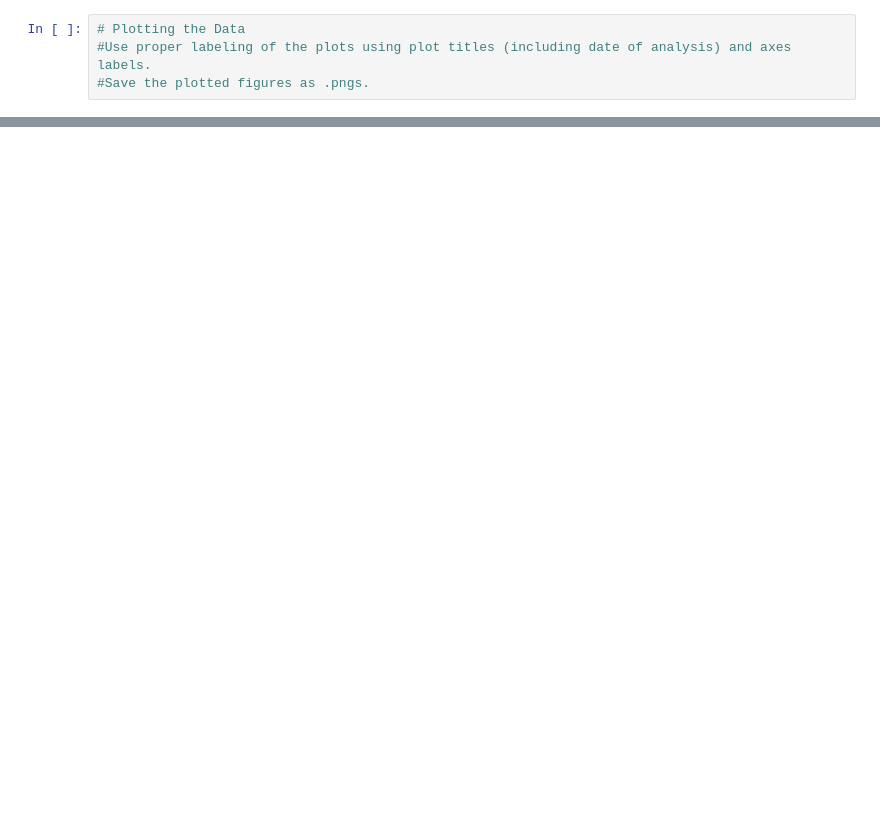
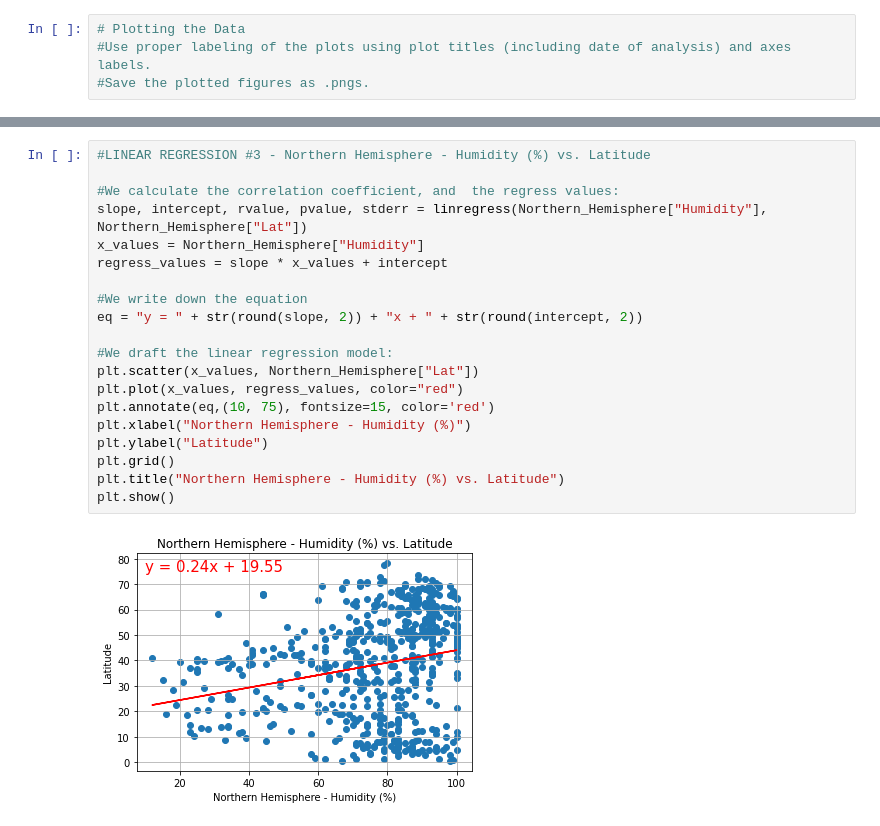
Before and after one commit to JorgeArV/API-challenge, a Jupyter notebook: Homework/Instructions/Untitled.ipynb, the cells around one changed output, grey strips where cells are left out. Drawn from its saved outputs; the diff is of its cells as text; blank space fills up the shorter version.

```diff
--- a/Homework/Instructions/Untitled.ipynb
+++ b/Homework/Instructions/Untitled.ipynb
@@ -251,0 +311,22 @@ lat_lngs = zip(lats, lngs)
+# %%
+#LINEAR REGRESSION #3 - Northern Hemisphere - Humidity (%) vs. Latitude
+
+#We calculate the correlation coefficient, and  the regress values:
+slope, intercept, rvalue, pvalue, stderr = linregress(Northern_Hemisphere["Humidity"], Northern_Hemisphere["Lat"])
+x_values = Northern_Hemisphere["Humidity"]
+regress_values = slope * x_values + intercept
+
+#We write down the equation
+eq = "y = " + str(round(slope, 2)) + "x + " + str(round(intercept, 2))
+
+#We draft the linear regression model:
+plt.scatter(x_values, Northern_Hemisphere["Lat"])
+plt.plot(x_values, regress_values, color="red")
+plt.annotate(eq,(10, 75), fontsize=15, color='red')
+plt.xlabel("Northern Hemisphere - Humidity (%)")
+plt.ylabel("Latitude")
+plt.grid()
+plt.title("Northern Hemisphere - Humidity (%) vs. Latitude")
+plt.show()
+# %% [output]
+[figure, added]
```
Also changed, not shown: parts of 17 cells of this notebook.
